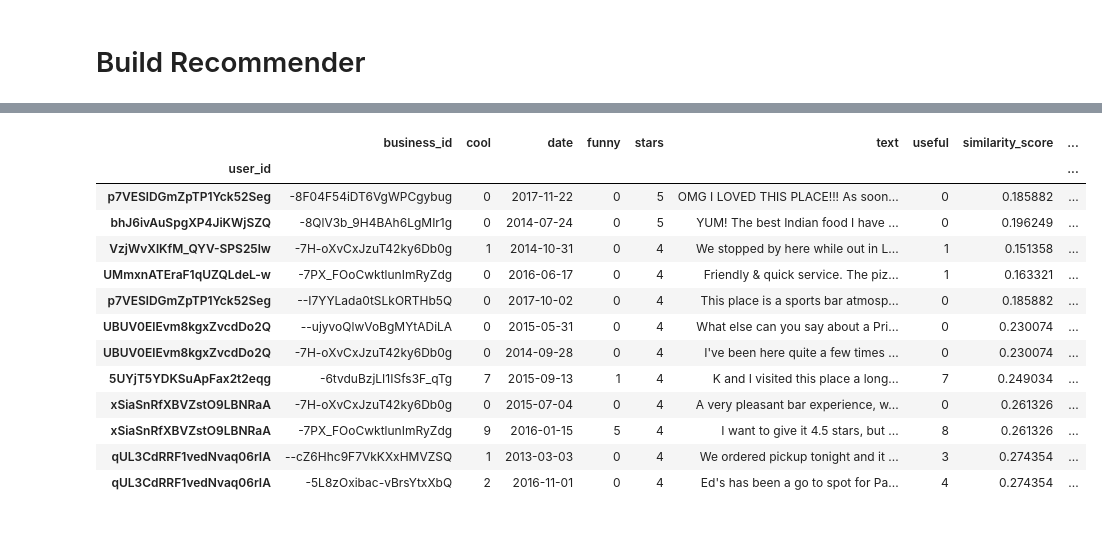
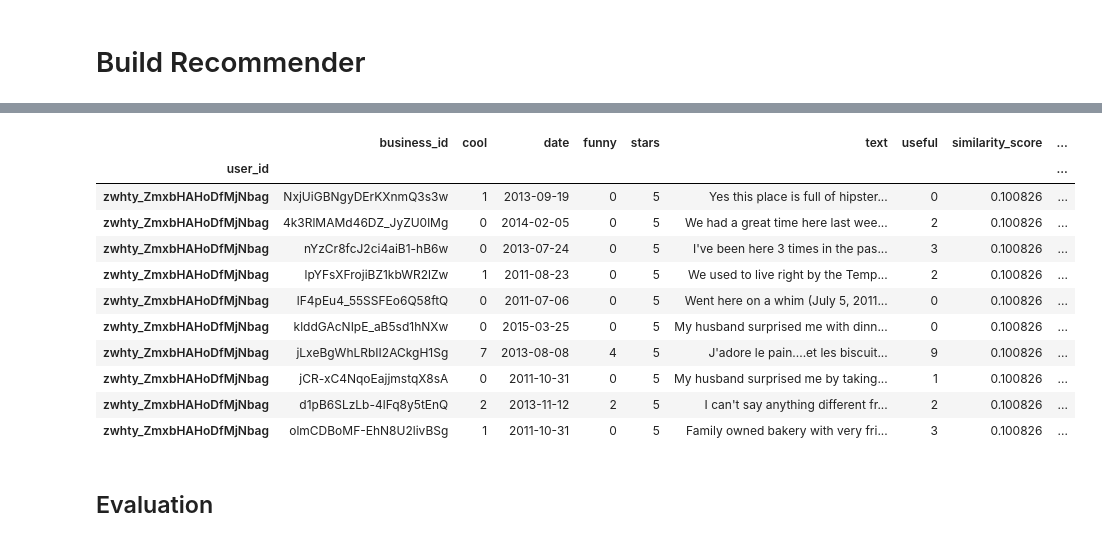
Before and after one commit to cw2yuenberkeley/w266-proj-aac, a Jupyter notebook: model/lda/LDA Model.ipynb, the cells around one changed output, grey strips where cells are left out. Cells and saved outputs as stored; diff of their text form; code cells hidden in the pictures.

```diff
--- a/model/lda/LDA Model.ipynb
+++ b/model/lda/LDA Model.ipynb
@@ -211,6 +232,7 @@ user_topics = []
 
 c = 0
 for user_id in reviews_df.user_id.unique():
+    c += 1
     user_df = reviews_df[reviews_df.user_id == user_id]
     sum_user_rating = user_rating_agg_df[user_rating_agg_df.index == user_id]['sum'][0]
 
@@ -223,6 +245,12 @@ for user_id in reviews_df.user_id.unique():
         topic_dist = review_topic_df.loc[review_id]
         user_topic_dist += (rating+0.0)/sum_user_rating * topic_dist
 
-    user_topics.append([user_id, user_topic_dist])
+        topic_dist_str = " ".join(format(x, "0.6f") for x in user_topic_dist.values)
+        #print(topic_dist_str)
+
+    user_topics.append([user_id, topic_dist_str])
+
+    #if c % 100 == 0:
+    #    print (c)
 
 user_topics_df = pd.DataFrame(user_topics)
@@ -242,0 +292,4 @@ user_topics_df.shape
+# %%
+# Load User-Topic Distribution
+user_topics_df = pd.read_csv("user_topic_df.csv", header=None, names=['user_id', 'topic_distribution'], index_col=0)
+user_topics_df.head()
@@ -243,23 +303,27 @@ user_topics_df.shape
 # %% [markdown]
 # Visualizing Users's Topic Distribution
 # %%
+def convert_topic_dist(topic_dist_str):
+    return [float(i) for i in topic_dist_str.split(' ')]
+
 def display_user_topic_dist(user_id, user_topics_df):
-    print "User ID: ", user_id
-    print ""
+    print("User ID: ", user_id)
+    print("")
 
-    print "Reviews:"
+    print("Reviews:")
     for r in reviews_df[reviews_df.user_id == user_id].iterrows():
-        print r[1].text
+        print(r[1].text)
 
-    topic_dist = user_topics_df.loc[review_id]
+    topic_dist = user_topics_df[user_topics_df['user_id'] == user_id]['topic_distribution']
+    topic_dist_f = convert_topic_dist(topic_dist.values[0])
 
     plt.figure(figsize=(20,5))
     plt.xticks(rotation=90)
     plt.title("Topic distribution")
-    plt.bar(topic_names, topic_dist)
+    plt.bar(topic_names, topic_dist_f)
     plt.plot()
 
-display_user_topic_dist('Lfv4hefW1VbvaC2gatTFWA', review_topic_df)
+display_user_topic_dist('Lfv4hefW1VbvaC2gatTFWA', user_topics_df)
 # %% [output]
 User ID:  Lfv4hefW1VbvaC2gatTFWA
 
@@ -289,12 +354,14 @@ def latent_topic_similarity(user_topic_1, user_topic_2):
 # For a given user_id, finds the top k nearest neighbors excluding that user
 def find_nn(user_id, user_topics_df, k=10):
     user_topic_dist = user_topics_df[user_topics_df.user_id == user_id].topic_distribution.iloc[0]
+    user_topic_dist_f = convert_topic_dist(user_topic_dist)
 
     nn_list = []
     for r in user_topics_df.iterrows():
         other_user_id = r[1].user_id
         other_topic_dist = r[1].topic_distribution
-        similarity_score = latent_topic_similarity(user_topic_dist, other_topic_dist)
+        other_topic_dist_f = convert_topic_dist(other_topic_dist)
+        similarity_score = latent_topic_similarity(user_topic_dist_f, other_topic_dist_f)
 
         nn_list.append([other_user_id, similarity_score])
 
@@ -302,7 +369,7 @@ def find_nn(user_id, user_topics_df, k=10):
     nn_df.columns = ['user_id', 'similarity_score']
 
     # Removes the original user
-    return nn_df[nn_df.user_id != user_id].sort_values(by='similarity_score', ascending=True)[:10]
+    return nn_df[nn_df.user_id != user_id].sort_values(by='similarity_score', ascending=True)[:k]
 
 find_nn('Lfv4hefW1VbvaC2gatTFWA', user_topics_df, 10)
 # %% [output]
@@ -320,37 +387,37 @@ find_nn('Lfv4hefW1VbvaC2gatTFWA', user_topics_df, 10)
 # %%
-def find_recommendations(user_id, n_restaurants=10):
+def find_recommendations(user_id, n_restaurants=20):
     reviewed_business_ids = reviews_df[reviews_df.user_id == user_id].business_id
     nn_user_ids = find_nn(user_id, user_topics_df, 10)
     nn_user_ids = nn_user_ids.set_index('user_id')
 
     # Only recommend positive reviews
     pos_df = reviews_df[reviews_df.stars >= 4]
 
     # Only recommend from nearest neighbors
     pos_df = pos_df.set_index('user_id')
     recommendations_df = pos_df.join(nn_user_ids, how='inner').sort_values(by='stars', ascending=False)
 
     # Remove recommendations where user has already given a review (e.g. has been to the restaurant)
     pos_df = pos_df.join(reviewed_business_ids, how='left', on='business_id', rsuffix='_r')
     pos_df = pos_df[pd.isnull(pos_df.business_id_r)]
 
     recommendations_df['recommendation_score'] = (6 - recommendations_df.stars) * recommendations_df.similarity_score
     return recommendations_df.sort_values(by='recommendation_score')
 
 # The lower recommendation_score the better
-find_recommendations('Lfv4hefW1VbvaC2gatTFWA')
+find_recommendations('Lfv4hefW1VbvaC2gatTFWA').head(10)
 # %% [output]
 |  | business_id | cool | date | funny | stars | text | useful | similarity_score | ... |
 | user_id |  |  |  |  |  |  |  |  | ... |
-| p7VESlDGmZpTP1Yck52Seg | -8F04F54iDT6VgWPCgybug | 0 | 2017-11-22 | 0 | 5 | OMG I LOVED THIS PLACE!!! As soon... | 0 | 0.185882 | ... |
-| bhJ6ivAuSpgXP4JiKWjSZQ | -8QlV3b_9H4BAh6LgMIr1g | 0 | 2014-07-24 | 0 | 5 | YUM! The best Indian food I have ... | 0 | 0.196249 | ... |
-| VzjWvXlKfM_QYV-SPS25lw | -7H-oXvCxJzuT42ky6Db0g | 1 | 2014-10-31 | 0 | 4 | We stopped by here while out in L... | 1 | 0.151358 | ... |
-| UMmxnATEraF1qUZQLdeL-w | -7PX_FOoCwktlunImRyZdg | 0 | 2016-06-17 | 0 | 4 | Friendly & quick service. The piz... | 1 | 0.163321 | ... |
-| p7VESlDGmZpTP1Yck52Seg | --I7YYLada0tSLkORTHb5Q | 0 | 2017-10-02 | 0 | 4 | This place is a sports bar atmosp... | 0 | 0.185882 | ... |
-| UBUV0ElEvm8kgxZvcdDo2Q | --ujyvoQlwVoBgMYtADiLA | 0 | 2015-05-31 | 0 | 4 | What else can you say about a Pri... | 0 | 0.230074 | ... |
-| UBUV0ElEvm8kgxZvcdDo2Q | -7H-oXvCxJzuT42ky6Db0g | 0 | 2014-09-28 | 0 | 4 | I've been here quite a few times ... | 0 | 0.230074 | ... |
-| 5UYjT5YDKSuApFax2t2eqg | -6tvduBzjLI1ISfs3F_qTg | 7 | 2015-09-13 | 1 | 4 | K and I visited this place a long... | 7 | 0.249034 | ... |
-| xSiaSnRfXBVZstO9LBNRaA | -7H-oXvCxJzuT42ky6Db0g | 0 | 2015-07-04 | 0 | 4 | A very pleasant bar experience, w... | 0 | 0.261326 | ... |
-| xSiaSnRfXBVZstO9LBNRaA | -7PX_FOoCwktlunImRyZdg | 9 | 2016-01-15 | 5 | 4 | I want to give it 4.5 stars, but ... | 8 | 0.261326 | ... |
-| qUL3CdRRF1vedNvaq06rIA | --cZ6Hhc9F7VkKXxHMVZSQ | 1 | 2013-03-03 | 0 | 4 | We ordered pickup tonight and it ... | 3 | 0.274354 | ... |
-| qUL3CdRRF1vedNvaq06rIA | -5L8zOxibac-vBrsYtxXbQ | 2 | 2016-11-01 | 0 | 4 | Ed's has been a go to spot for Pa... | 4 | 0.274354 | ... |
+| zwhty_ZmxbHAHoDfMjNbag | NxjUiGBNgyDErKXnmQ3s3w | 1 | 2013-09-19 | 0 | 5 | Yes this place is full of hipster... | 0 | 0.100826 | ... |
+| zwhty_ZmxbHAHoDfMjNbag | 4k3RlMAMd46DZ_JyZU0lMg | 0 | 2014-02-05 | 0 | 5 | We had a great time here last wee... | 2 | 0.100826 | ... |
+| zwhty_ZmxbHAHoDfMjNbag | nYzCr8fcJ2ci4aiB1-hB6w | 0 | 2013-07-24 | 0 | 5 | I've been here 3 times in the pas... | 3 | 0.100826 | ... |
+| zwhty_ZmxbHAHoDfMjNbag | lpYFsXFrojiBZ1kbWR2lZw | 1 | 2011-08-23 | 0 | 5 | We used to live right by the Temp... | 2 | 0.100826 | ... |
+| zwhty_ZmxbHAHoDfMjNbag | lF4pEu4_55SSFEo6Q58ftQ | 0 | 2011-07-06 | 0 | 5 | Went here on a whim (July 5, 2011... | 0 | 0.100826 | ... |
+| zwhty_ZmxbHAHoDfMjNbag | klddGAcNIpE_aB5sd1hNXw | 0 | 2015-03-25 | 0 | 5 | My husband surprised me with dinn... | 0 | 0.100826 | ... |
+| zwhty_ZmxbHAHoDfMjNbag | jLxeBgWhLRbII2ACkgH1Sg | 7 | 2013-08-08 | 4 | 5 | J'adore le pain....et les biscuit... | 9 | 0.100826 | ... |
+| zwhty_ZmxbHAHoDfMjNbag | jCR-xC4NqoEajjmstqX8sA | 0 | 2011-10-31 | 0 | 5 | My husband surprised me by taking... | 1 | 0.100826 | ... |
+| zwhty_ZmxbHAHoDfMjNbag | d1pB6SLzLb-4lFq8y5tEnQ | 2 | 2013-11-12 | 2 | 5 | I can't say anything different fr... | 2 | 0.100826 | ... |
+| zwhty_ZmxbHAHoDfMjNbag | olmCDBoMF-EhN8U2livBSg | 1 | 2011-10-31 | 0 | 5 | Family owned bakery with very fri... | 3 | 0.100826 | ... |
+# %% [markdown]
+## Evaluation
```
Also changed, not shown: parts of 35 cells of this notebook, 1 other file.
